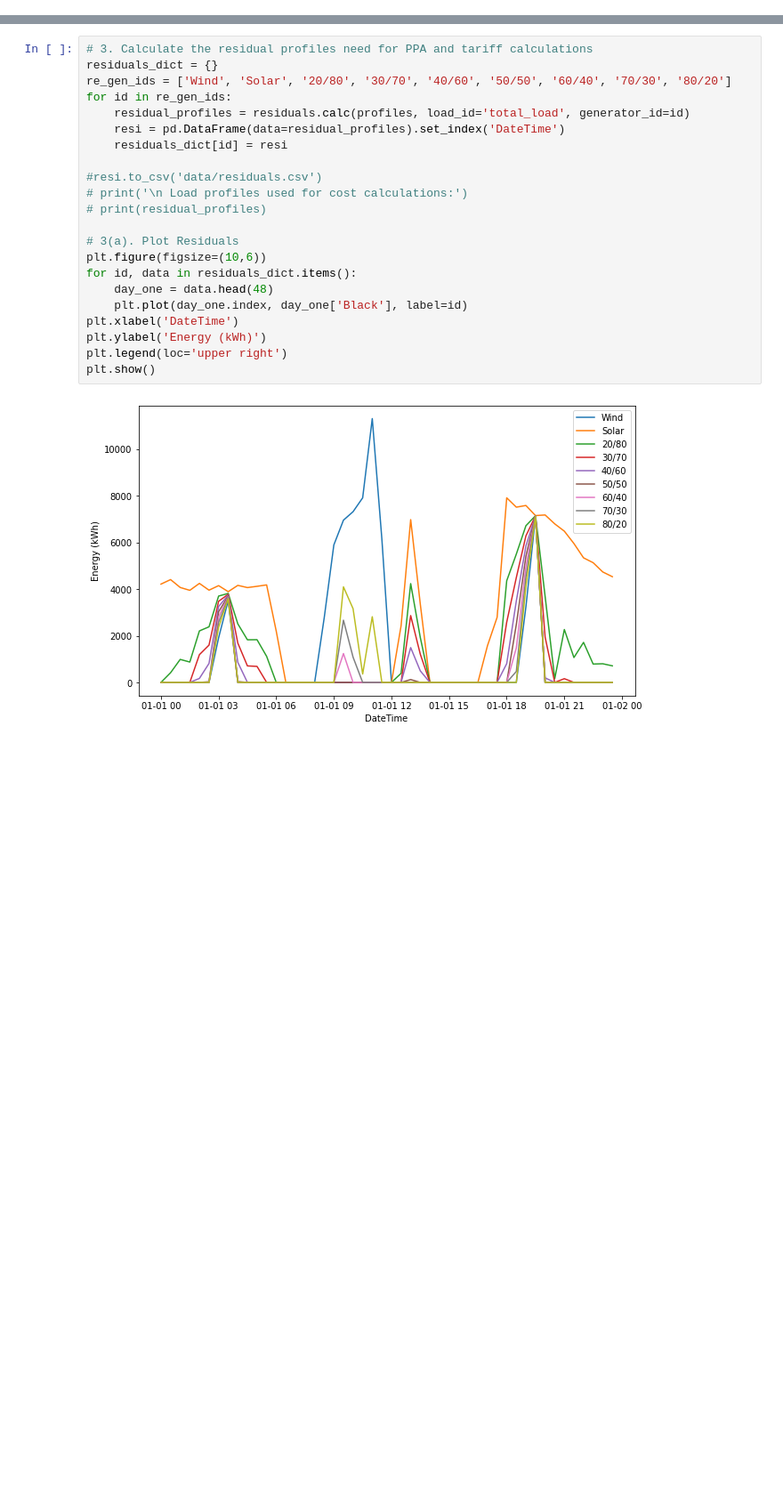
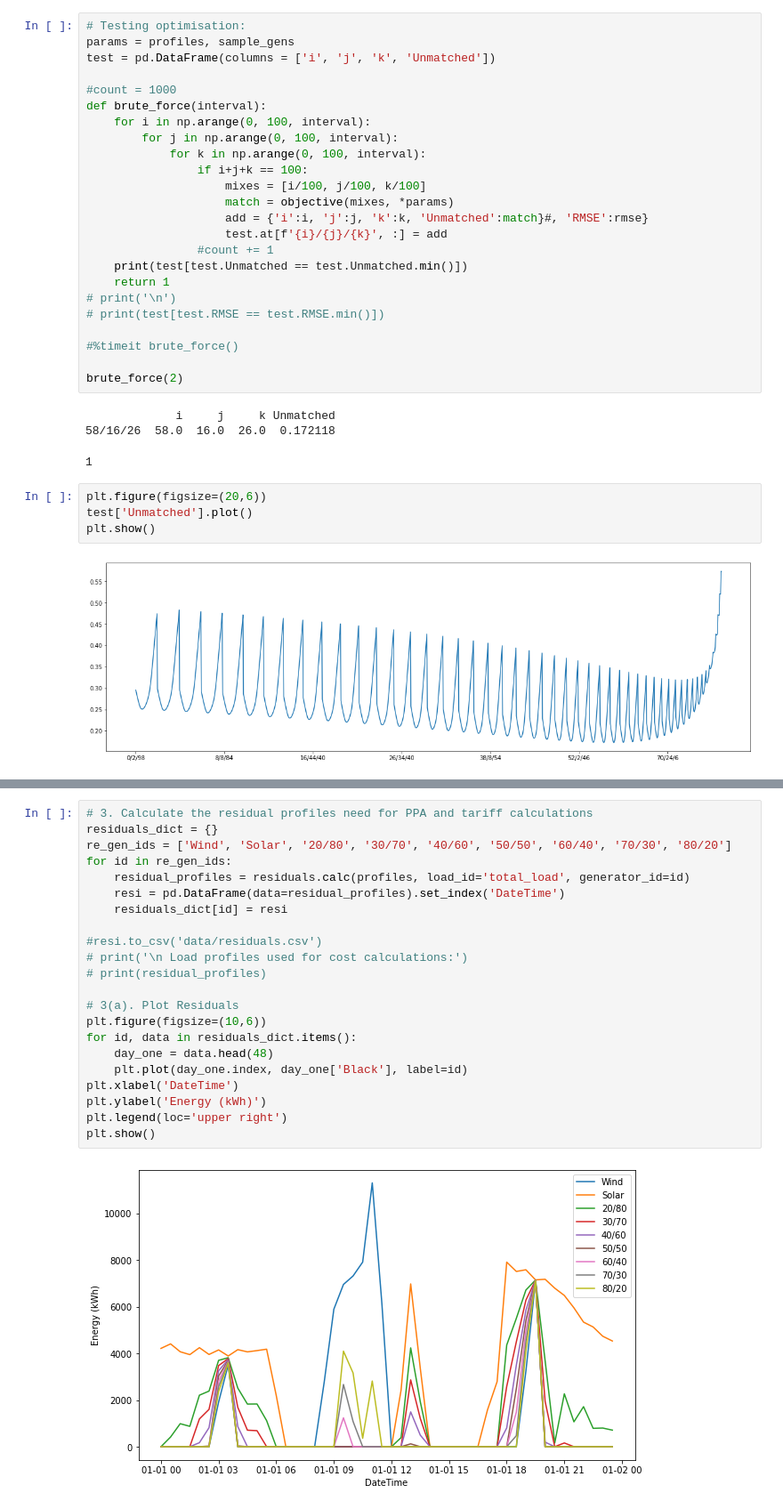
Before and after one commit to EllieKallmier/ppa_analysis, a Jupyter notebook: test_notebook.ipynb, the cells around one changed output, grey strips where cells are left out. Shown at 89% size. Saved outputs shown, nothing was run; the diff lists cells and outputs as text; blank space fills up the shorter version.

Commit message:
added multiple generators + tested optimisation

```diff
--- a/test_notebook.ipynb
+++ b/test_notebook.ipynb
@@ -105 +83,35 @@ print(f'{match:.0%}')
+# %%
+# Testing optimisation:
+params = profiles, sample_gens
+test = pd.DataFrame(columns = ['i', 'j', 'k', 'Unmatched'])
+
+#count = 1000
+def brute_force(interval):
+    for i in np.arange(0, 100, interval):
+        for j in np.arange(0, 100, interval):
+            for k in np.arange(0, 100, interval):
+                if i+j+k == 100:
+                    mixes = [i/100, j/100, k/100]
+                    match = objective(mixes, *params)
+                    add = {'i':i, 'j':j, 'k':k, 'Unmatched':match}#, 'RMSE':rmse}
+                    test.at[f'{i}/{j}/{k}', :] = add
+                #count += 1
+    print(test[test.Unmatched == test.Unmatched.min()])
+    return 1
+# print('\n')
+# print(test[test.RMSE == test.RMSE.min()])
+
+#%timeit brute_force()
+
+brute_force(2)
+# %% [output]
+             i     j     k Unmatched
+58/16/26  58.0  16.0  26.0  0.172118
+1
+# %%
+plt.figure(figsize=(20,6))
+test['Unmatched'].plot()
+plt.show()
+# %% [output]
+[figure, added]
 # %%
```
Also changed, not shown: parts of 11 cells of this notebook.
